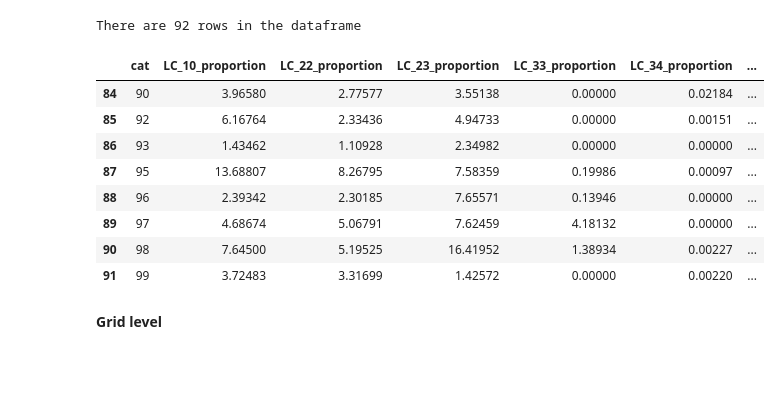
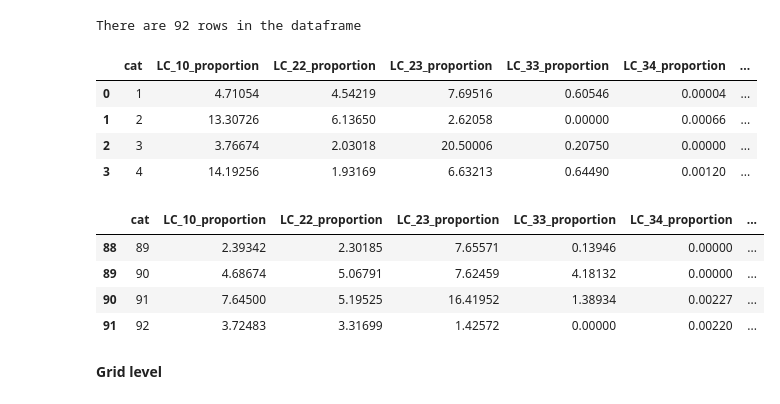
Before and after one commit to tgrippa/Dasymetric_mapping_using_GRASSGIS, a Jupyter notebook: notebooks/2_Processing.ipynb, the cells around one changed output. Drawn from its saved outputs; the diff is of its cells as text; code cells hidden in the pictures; blank space fills up the shorter version.

```diff
--- a/notebooks/2_Processing.ipynb
+++ b/notebooks/2_Processing.ipynb
@@ -365,19 +365,24 @@ df_level0 = pd.read_csv(os.path.join(outputdirectory_admin,"all_stats.csv"))
 print "There are %s rows in the dataframe"%len(df_level0)
 # %% [output]
 There are 92 rows in the dataframe
+# %%
+## Display head of the dataframe
+df_level0.head(4)
+# %% [output]
+|  | cat | LC_10_proportion | LC_22_proportion | LC_23_proportion | LC_33_proportion | LC_34_proportion | ... |
+| 0 | 1 | 4.71054 | 4.54219 | 7.69516 | 0.60546 | 0.00004 | ... |
+| 1 | 2 | 13.30726 | 6.13650 | 2.62058 | 0.00000 | 0.00066 | ... |
+| 2 | 3 | 3.76674 | 2.03018 | 20.50006 | 0.20750 | 0.00000 | ... |
+| 3 | 4 | 14.19256 | 1.93169 | 6.63213 | 0.64490 | 0.00120 | ... |
 # %%
 ## Display tail of the dataframe
-df_level0.tail(8)
+df_level0.tail(4)
 # %% [output]
 |  | cat | LC_10_proportion | LC_22_proportion | LC_23_proportion | LC_33_proportion | LC_34_proportion | ... |
-| 84 | 90 | 3.96580 | 2.77577 | 3.55138 | 0.00000 | 0.02184 | ... |
-| 85 | 92 | 6.16764 | 2.33436 | 4.94733 | 0.00000 | 0.00151 | ... |
-| 86 | 93 | 1.43462 | 1.10928 | 2.34982 | 0.00000 | 0.00000 | ... |
-| 87 | 95 | 13.68807 | 8.26795 | 7.58359 | 0.19986 | 0.00097 | ... |
-| 88 | 96 | 2.39342 | 2.30185 | 7.65571 | 0.13946 | 0.00000 | ... |
-| 89 | 97 | 4.68674 | 5.06791 | 7.62459 | 4.18132 | 0.00000 | ... |
-| 90 | 98 | 7.64500 | 5.19525 | 16.41952 | 1.38934 | 0.00227 | ... |
-| 91 | 99 | 3.72483 | 3.31699 | 1.42572 | 0.00000 | 0.00220 | ... |
+| 88 | 89 | 2.39342 | 2.30185 | 7.65571 | 0.13946 | 0.00000 | ... |
+| 89 | 90 | 4.68674 | 5.06791 | 7.62459 | 4.18132 | 0.00000 | ... |
+| 90 | 91 | 7.64500 | 5.19525 | 16.41952 | 1.38934 | 0.00227 | ... |
+| 91 | 92 | 3.72483 | 3.31699 | 1.42572 | 0.00000 | 0.00220 | ... |
 # %% [markdown]
 **Grid level**
 # %%
```
Also changed, not shown: parts of 28 cells of this notebook.
